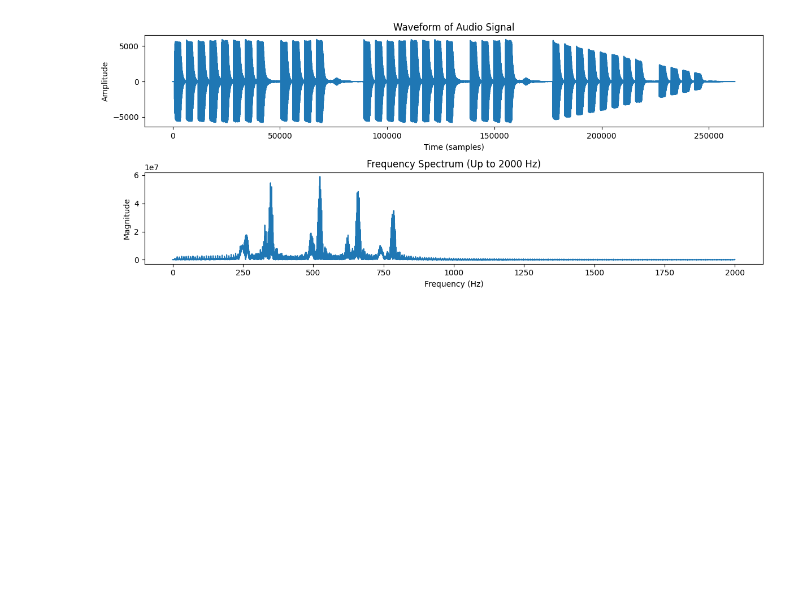
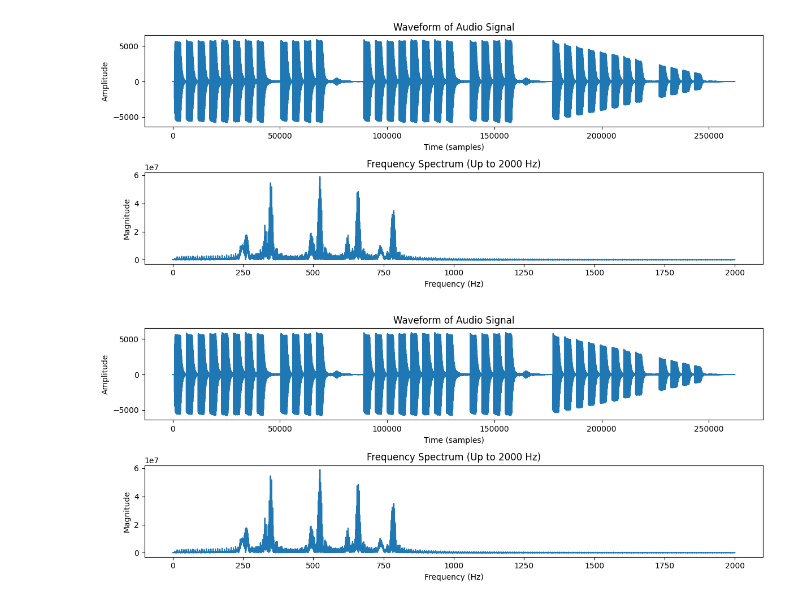
Before and after one commit to RYZEXY/Quantum-Audio-Processing, a Jupyter notebook: audio.ipynb, the cells around one changed output. Saved outputs shown, nothing was run; the diff lists cells and outputs as text; code cells hidden in the pictures; blank space fills up the shorter version.

```diff
--- a/audio.ipynb
+++ b/audio.ipynb
@@ -36,3 +48,28 @@ plt.tight_layout()
 plt.show()
 # %% [output]
 [figure]
+# %%
+for i in range (0,N):
+    if np.abs(fft_result[i]) < 10000:
+        fft_result[i] = 0
+
+plt.figure(figsize=(12, 5))
+plt.subplot(2, 1, 1)
+plt.plot(audio_segment)
+plt.xlabel("Time (samples)")
+plt.ylabel("Amplitude")
+plt.title("Waveform of Audio Signal")
+
+max_freq = 2000
+indices = np.where(frequencies >= 0)[0]
+indices = indices[frequencies[indices] <= max_freq]
+
+plt.subplot(2, 1, 2)
+plt.plot(frequencies[indices], np.abs(fft_result[indices]))
+plt.xlabel("Frequency (Hz)")
+plt.ylabel("Magnitude")
+plt.title("Frequency Spectrum (Up to 2000 Hz)")
+plt.tight_layout()
+plt.show()
+# %% [output]
+[figure, added]
```
Also changed, not shown: parts of 4 cells of this notebook, 5 other files.
